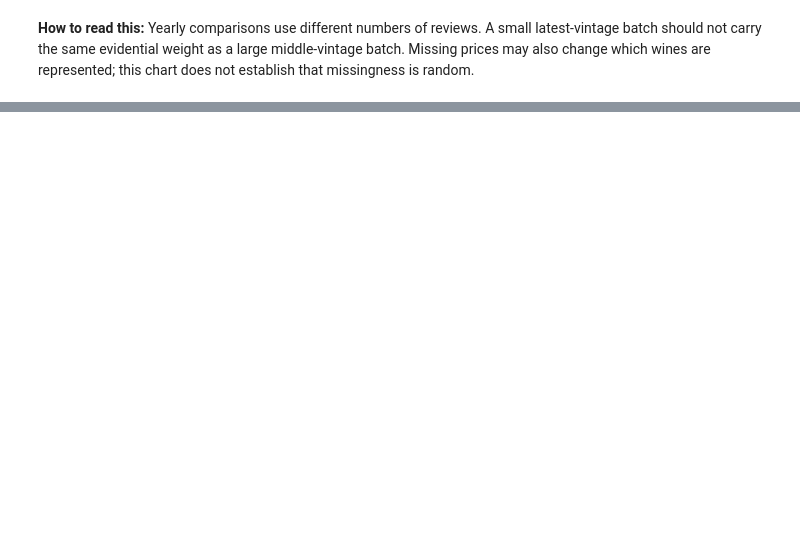
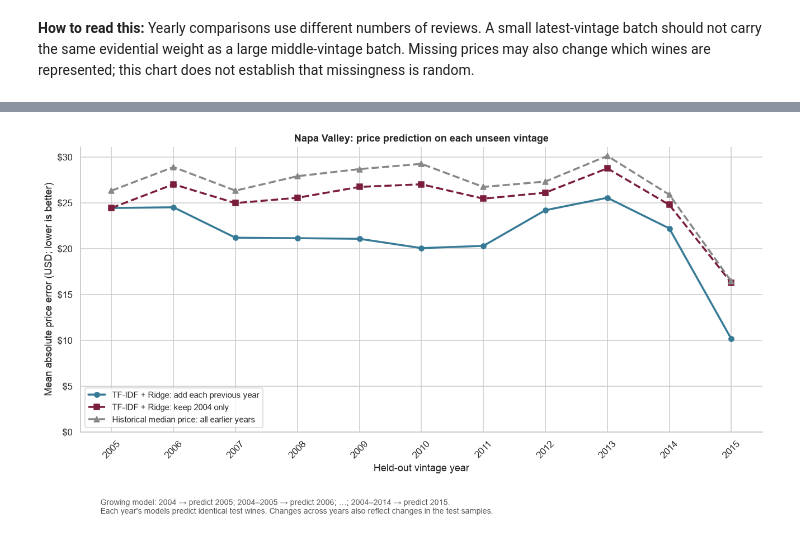
Before and after one commit to dylanhernandez1/DATA4401_Project3, a Jupyter notebook: Price_Kevin.ipynb, the cells around one changed output, grey strips where cells are left out. Cells and saved outputs as stored; diff of their text form; code cells hidden in the pictures; blank space fills up the shorter version.

```diff
--- a/Price_Kevin.ipynb
+++ b/Price_Kevin.ipynb
@@ -872,0 +533,27 @@ Adding the latest batch reduced next-vintage MAE in 10 of 10 paired comparisons.
+# %%
+# Figure 1: next-year price error under expanding versus fixed training.
+final_mae = annual_metrics.pivot(index="test_vintage", columns="model", values="MAE").sort_index()
+with plt.rc_context({"font.size": 11, "axes.titleweight": "bold"}):
+    fig, ax = plt.subplots(figsize=(12, 6.5))
+    for name, label, color, style, marker in [
+        ("Expanding text model", "TF-IDF + Ridge: add each previous year", BLUE, "-", "o"),
+        ("Frozen 2004 text model", "TF-IDF + Ridge: keep 2004 only", BURGUNDY, "--", "s"),
+        ("Expanding median baseline", "Historical median price: all earlier years", "#888888", "--", "^"),
+    ]:
+        ax.plot(final_mae.index, final_mae[name], label=label, color=color,
+                linestyle=style, marker=marker, linewidth=2.3, markersize=6)
+    ax.set(title="Napa Valley: price prediction on each unseen vintage",
+           xlabel="Held-out vintage year", ylabel="Mean absolute price error (USD; lower is better)",
+           ylim=(0, None), xticks=final_mae.index)
+    ax.yaxis.set_major_formatter(StrMethodFormatter("${x:,.0f}"))
+    ax.tick_params(axis="x", rotation=45)
+    ax.legend(loc="lower left", fontsize=10, frameon=True)
+    sns.despine(ax=ax)
+    fig.text(.09, .025,
+             "Growing model: 2004 → predict 2005; 2004–2005 → predict 2006; …; 2004–2014 → predict 2015.\n"
+             "Each year's models predict identical test wines. Changes across years also reflect changes in the test samples.",
+             fontsize=9, color="#555555")
+    fig.tight_layout(rect=(0, .10, 1, 1))
+    plt.show()
+# %% [output]
+[figure, added]
```
Also changed, not shown: parts of 51 cells of this notebook.
